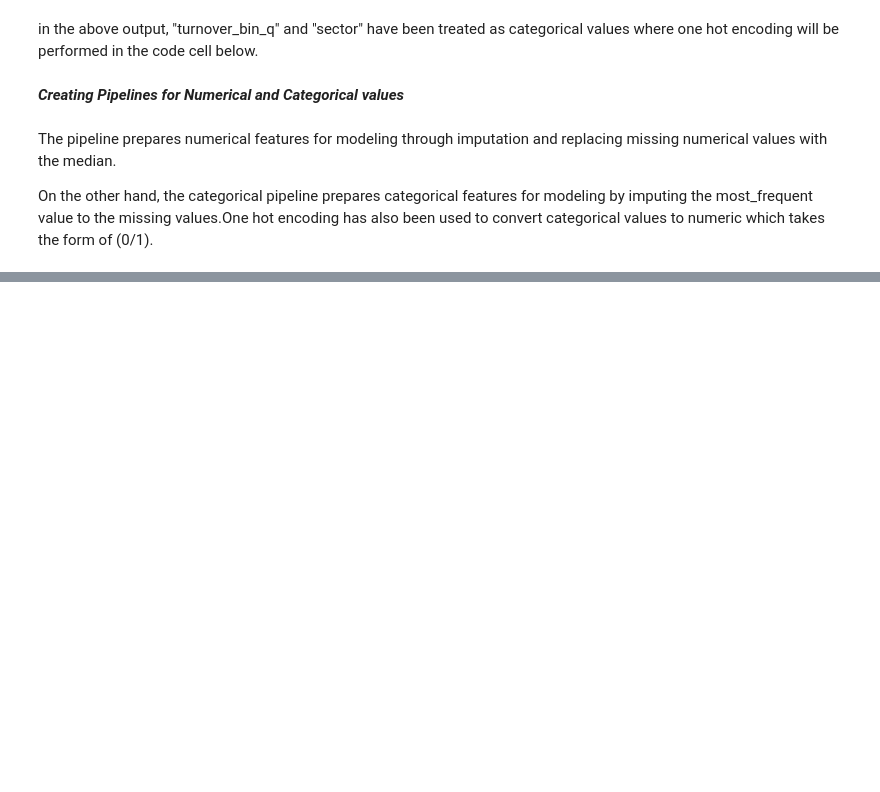
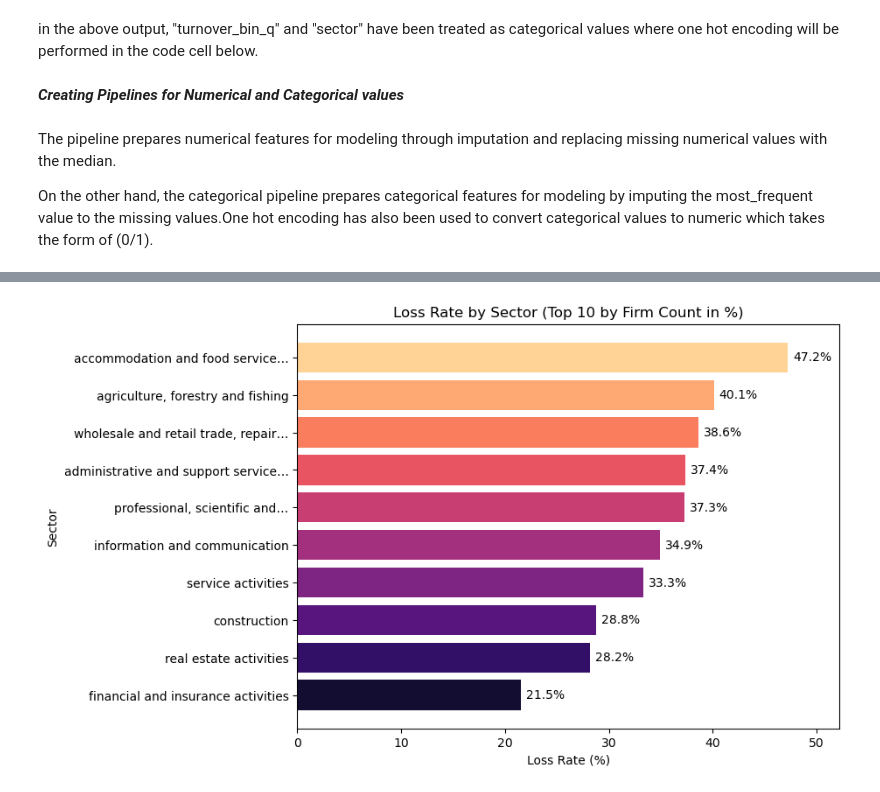
Before and after one commit to Ndunguuu01/Tax-Compliance-Prediction-Radar, a Jupyter notebook: CIT_Loss_Prediction-NoteBook.ipynb, the cells around one changed output, grey strips where cells are left out. Saved outputs shown, nothing was run; the diff lists cells and outputs as text; code cells hidden in the pictures; blank space fills up the shorter version.

```diff
--- a/CIT_Loss_Prediction-NoteBook.ipynb
+++ b/CIT_Loss_Prediction-NoteBook.ipynb
@@ -628,0 +705,28 @@ most_frequent value to the missing values.One hot encoding has also been used to
+# %%
+#  Top 10 sectors by firm count
+top_10_sectors = final_clean['sector'].value_counts().nlargest(10). index
+sector_loss = ( final_clean[final_clean['sector'].isin(top_10_sectors)].groupby('sector')['is_loss'].mean().mul(100).round(1).sort_values().reset_index(name='loss_rate'))
+
+# Shortened sector names for better visualization
+def shorten_sector(s, max_len=35):
+    s = s.lower()
+    return s if len(s) <= max_len else s[:max_len].rsplit(" ", 1)[0] + "…"
+
+sector_loss['sector_short'] = sector_loss['sector'].apply(shorten_sector)
+
+plt.figure(figsize=(8,6))
+colors = sns.color_palette("magma" ,   len(sector_loss))
+bars = plt.barh(sector_loss['sector_short'], sector_loss['loss_rate'], color=colors)
+
+# Add percentage labels
+for bar in bars:
+    width = bar.get_width()
+    plt.text(width + 0.5, bar.get_y() + bar.get_height()/2, f"{width:.1f}%", va='center')
+
+plt.title("Loss Rate by Sector (Top 10 by Firm Count in %)")
+plt.xlabel("Loss Rate (%)")
+plt.ylabel("Sector")
+plt.xlim(0, sector_loss['loss_rate'].max() + 5)
+plt.show()
+# %% [output]
+[figure, added]
```
Also changed, not shown: parts of 11 cells of this notebook, 1 other file.
